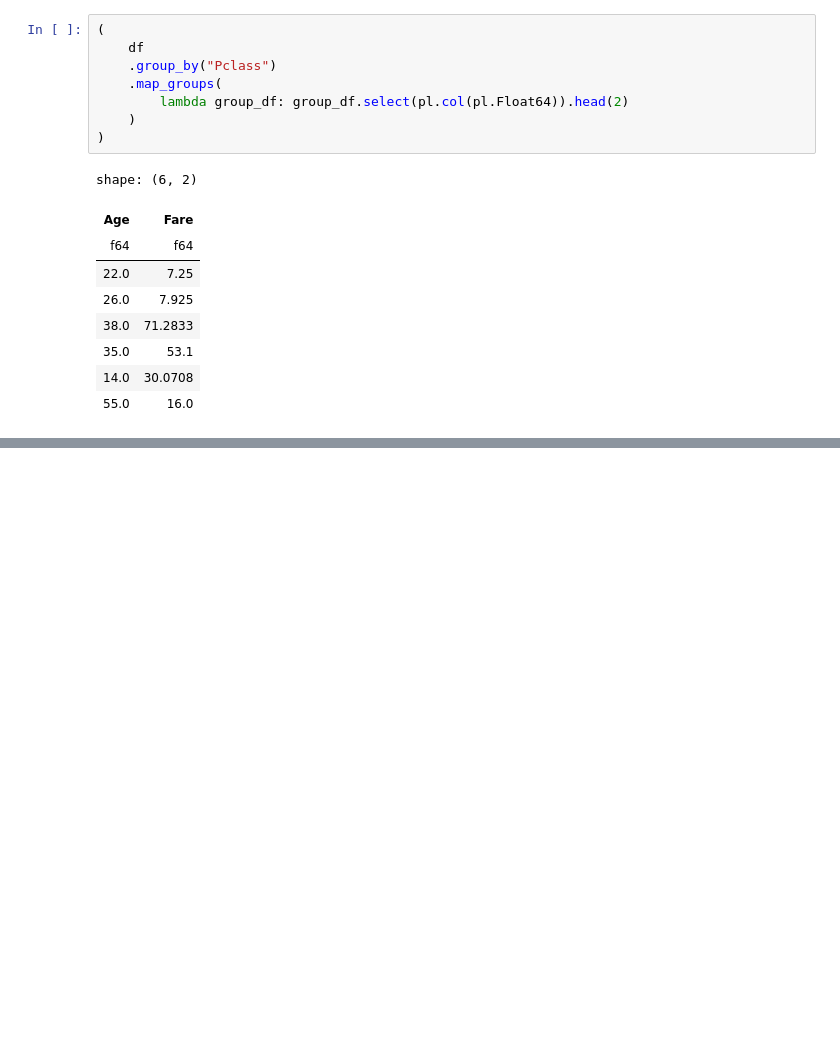
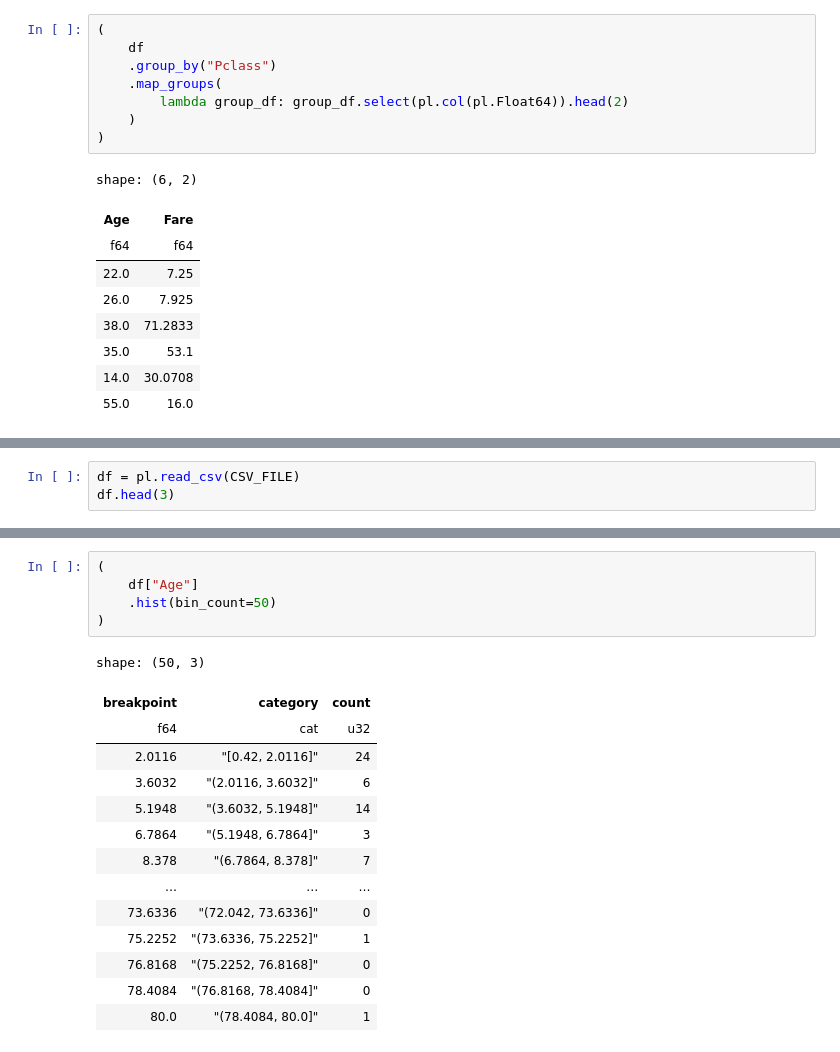
Before and after one commit to yukikitayama/data-analysis, a Jupyter notebook: polars/grouping_aggregation.ipynb, the cells around one changed output, grey strips where cells are left out. Cells and saved outputs as stored; diff of their text form; blank space fills up the shorter version.

```diff
--- a/polars/grouping_aggregation.ipynb
+++ b/polars/grouping_aggregation.ipynb
@@ -729,0 +732,3 @@ shape: (6, 2)
+# %%
+df = pl.read_csv(CSV_FILE)
+df.head(3)
@@ -729,0 +838,20 @@ shape: (6, 2)
+# %%
+(
+    df["Age"]
+    .hist(bin_count=50)
+)
+# %% [output]
+shape: (50, 3)
+| breakpoint | category | count |
+| f64 | cat | u32 |
+| 2.0116 | "[0.42, 2.0116]" | 24 |
+| 3.6032 | "(2.0116, 3.6032]" | 6 |
+| 5.1948 | "(3.6032, 5.1948]" | 14 |
+| 6.7864 | "(5.1948, 6.7864]" | 3 |
+| 8.378 | "(6.7864, 8.378]" | 7 |
+| … | … | … |
+| 73.6336 | "(72.042, 73.6336]" | 0 |
+| 75.2252 | "(73.6336, 75.2252]" | 1 |
+| 76.8168 | "(75.2252, 76.8168]" | 0 |
+| 78.4084 | "(76.8168, 78.4084]" | 0 |
+| 80.0 | "(78.4084, 80.0]" | 1 |
```
Also changed, not shown: parts of 11 cells of this notebook.
